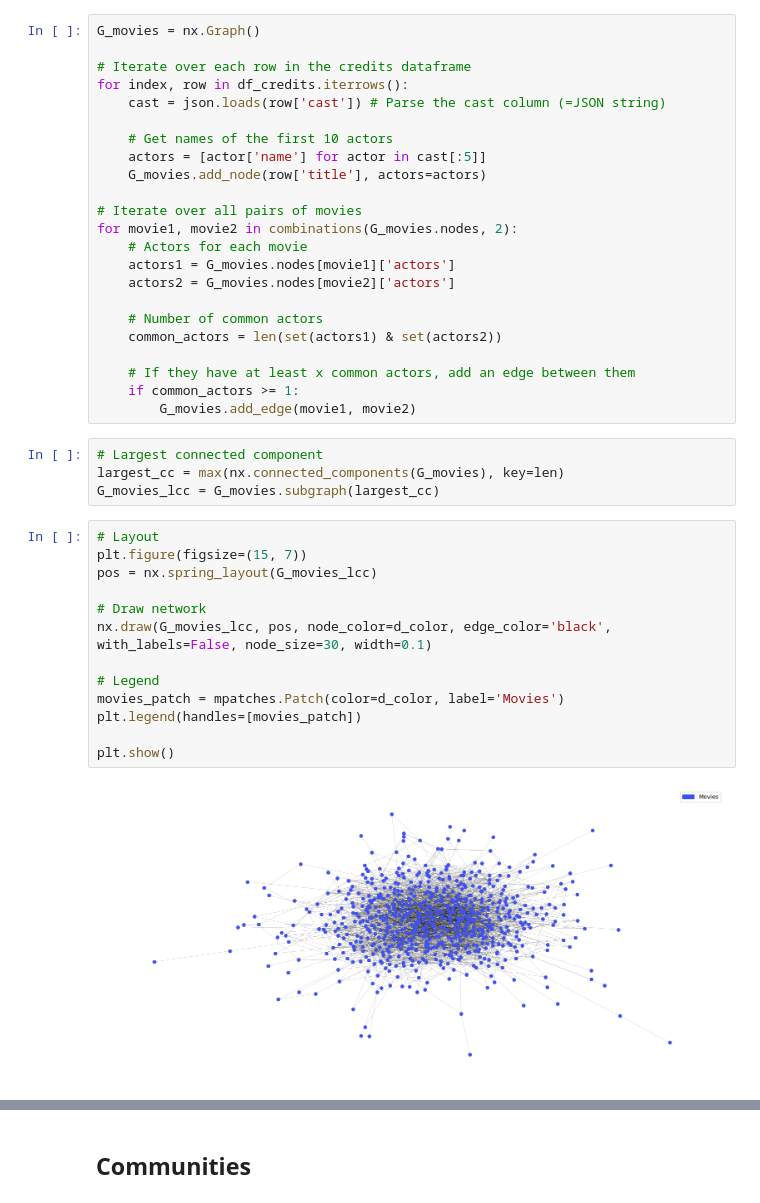
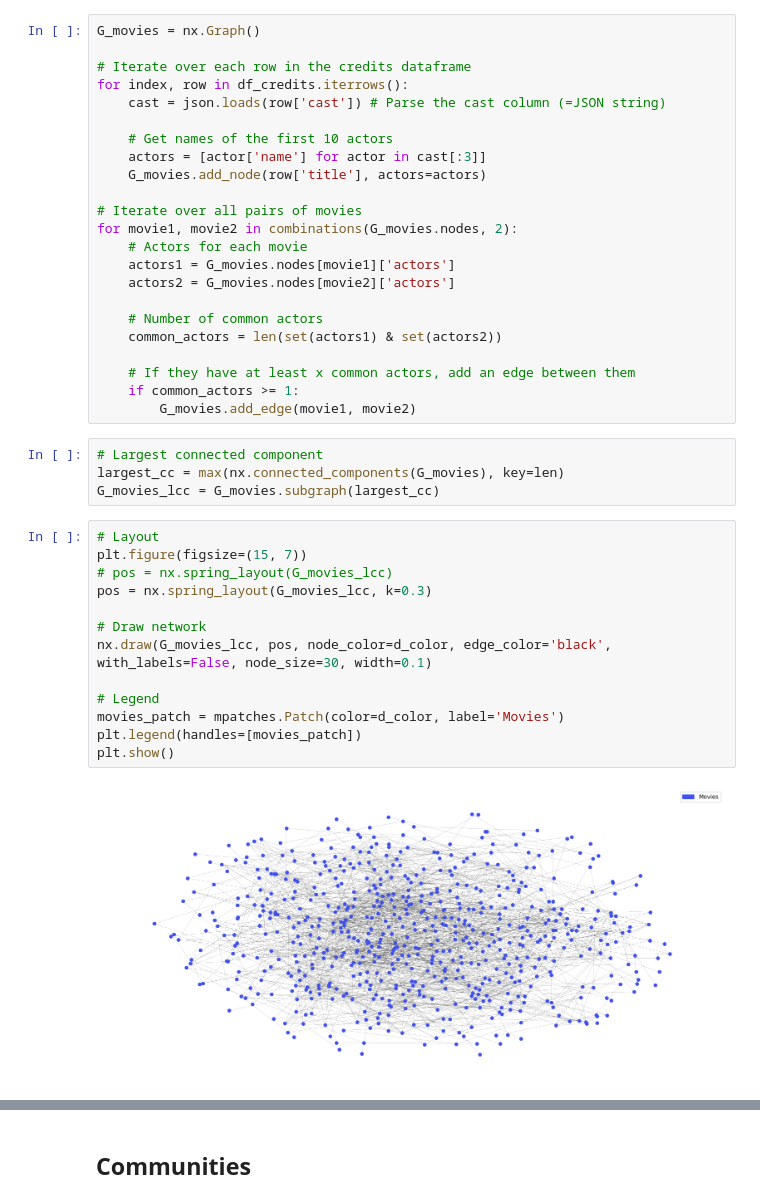
Before and after one commit to jennifer-dtu-2023/02807_project, a Jupyter notebook: merge_network_text.ipynb, the cells around one changed output, grey strips where cells are left out. Cells and saved outputs as stored; diff of their text form.

```diff
--- a/merge_network_text.ipynb
+++ b/merge_network_text.ipynb
@@ -141,7 +146,7 @@ for index, row in df_credits.iterrows():
     cast = json.loads(row['cast']) # Parse the cast column (=JSON string)
 
     # Get names of the first 10 actors
-    actors = [actor['name'] for actor in cast[:5]]
+    actors = [actor['name'] for actor in cast[:3]]
     G_movies.add_node(row['title'], actors=actors)
 
 # Iterate over all pairs of movies
@@ -163,15 +168,15 @@ G_movies_lcc = G_movies.subgraph(largest_cc)
 # %%
 # Layout
 plt.figure(figsize=(15, 7))
-pos = nx.spring_layout(G_movies_lcc)
+# pos = nx.spring_layout(G_movies_lcc)
+pos = nx.spring_layout(G_movies_lcc, k=0.3)
 
 # Draw network
 nx.draw(G_movies_lcc, pos, node_color=d_color, edge_color='black', with_labels=False, node_size=30, width=0.1)
 
 # Legend
 movies_patch = mpatches.Patch(color=d_color, label='Movies')
 plt.legend(handles=[movies_patch])
-
 plt.show()
 # %% [output]
-[figure, old version]
+[figure, new version]
```
Also changed, not shown: parts of 18 cells of this notebook, 1 other file.
